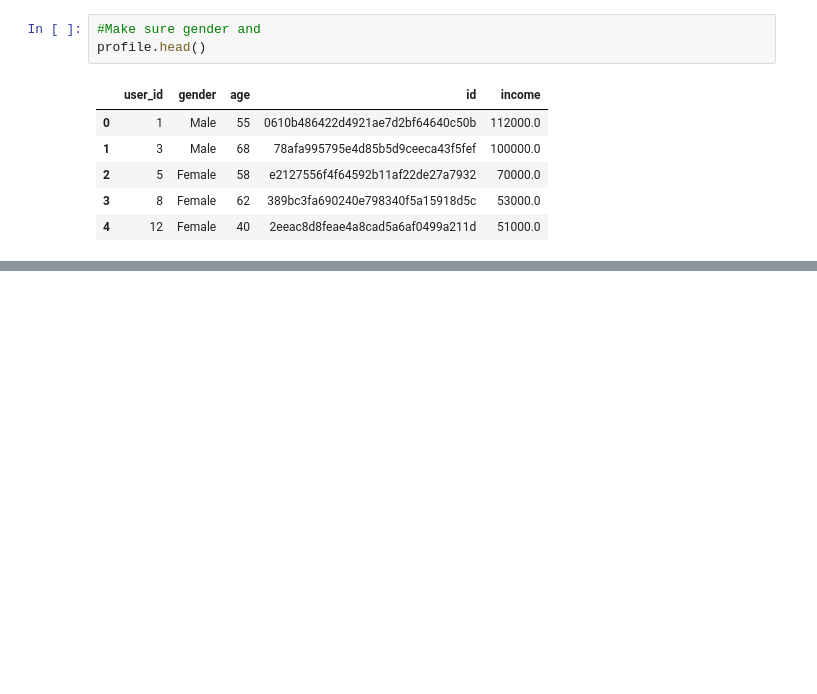
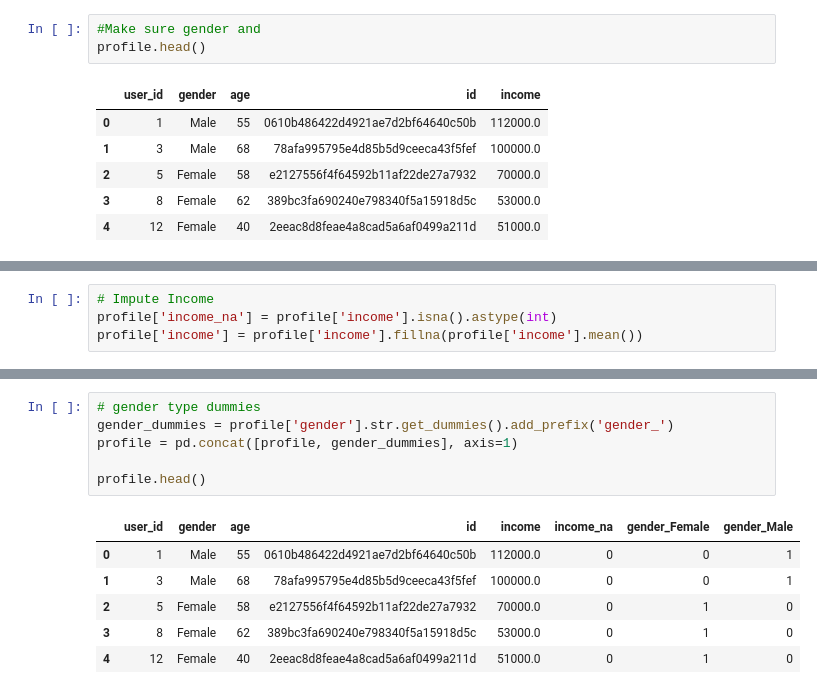
Before and after one commit to Solrys/Instacart-Analysis-by-Pandavas, a Jupyter notebook: Portfolio.ipynb, the cells around one changed output, grey strips where cells are left out. Saved outputs shown, nothing was run; the diff lists cells and outputs as text; blank space fills up the shorter version.

```diff
--- a/Portfolio.ipynb
+++ b/Portfolio.ipynb
@@ -102,0 +158,4 @@ profile.head()
+# %%
+# Impute Income
+profile['income_na'] = profile['income'].isna().astype(int)
+profile['income'] = profile['income'].fillna(profile['income'].mean())
@@ -102,0 +185,13 @@ profile.head()
+# %%
+# gender type dummies
+gender_dummies = profile['gender'].str.get_dummies().add_prefix('gender_')
+profile = pd.concat([profile, gender_dummies], axis=1)
+
+profile.head()
+# %% [output]
+|  | user_id | gender | age | id | income | income_na | gender_Female | gender_Male |
+| 0 | 1 | Male | 55 | 0610b486422d4921ae7d2bf64640c50b | 112000.0 | 0 | 0 | 1 |
+| 1 | 3 | Male | 68 | 78afa995795e4d85b5d9ceeca43f5fef | 100000.0 | 0 | 0 | 1 |
+| 2 | 5 | Female | 58 | e2127556f4f64592b11af22de27a7932 | 70000.0 | 0 | 1 | 0 |
+| 3 | 8 | Female | 62 | 389bc3fa690240e798340f5a15918d5c | 53000.0 | 0 | 1 | 0 |
+| 4 | 12 | Female | 40 | 2eeac8d8feae4a8cad5a6af0499a211d | 51000.0 | 0 | 1 | 0 |
```
Also changed, not shown: parts of 24 cells of this notebook, 6 other files.
